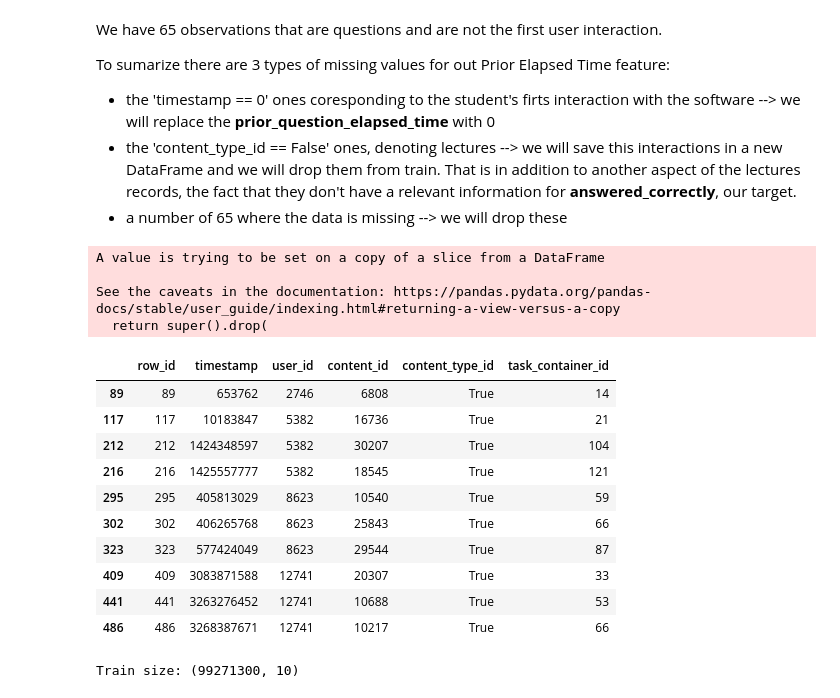
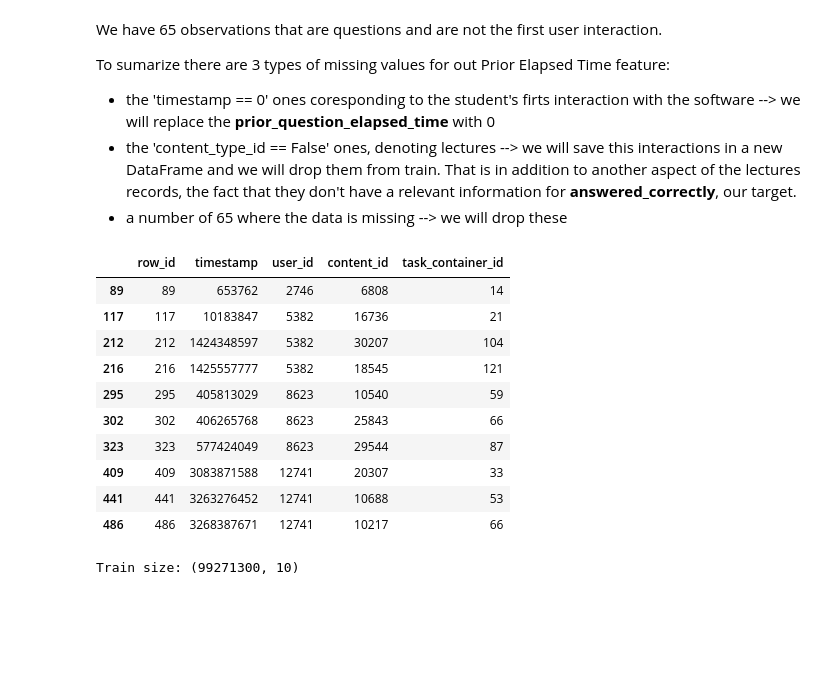
Before and after one commit to Razvanepe/Answer_Correctness_Prediction, a Jupyter notebook: notebooks/Data Wrangling.ipynb, the cells around one changed output. Saved outputs shown, nothing was run; the diff lists cells and outputs as text; code cells hidden in the pictures; blank space fills up the shorter version.

Commit message:
Final Data Wrangling

```diff
--- a/notebooks/Data Wrangling.ipynb
+++ b/notebooks/Data Wrangling.ipynb
@@ -819,24 +815,20 @@ train.loc[(cond1 & cond2), 'prior_question_elapsed_time'] = 0
 lecture_records = train[train.content_type_id == True]
 # %%
 # Now let's drop the irelevant features from this DataFrame
-lecture_records.drop(['user_answer', 'answered_correctly', 'prior_question_elapsed_time', 'prior_question_had_explanation'], axis = 1, inplace = True)
+lecture_records = lecture_records.drop(labels = ['user_answer', 'answered_correctly', 'content_type_id', 'prior_question_elapsed_time', 'prior_question_had_explanation'], axis = 'columns')
 lecture_records.head(10)
 # %% [output]
-A value is trying to be set on a copy of a slice from a DataFrame
-
-See the caveats in the documentation: https://pandas.pydata.org/pandas-docs/stable/user_guide/indexing.html#returning-a-view-versus-a-copy
-  return super().drop(
-|  | row_id | timestamp | user_id | content_id | content_type_id | task_container_id |
-| 89 | 89 | 653762 | 2746 | 6808 | True | 14 |
-| 117 | 117 | 10183847 | 5382 | 16736 | True | 21 |
-| 212 | 212 | 1424348597 | 5382 | 30207 | True | 104 |
-| 216 | 216 | 1425557777 | 5382 | 18545 | True | 121 |
-| 295 | 295 | 405813029 | 8623 | 10540 | True | 59 |
-| 302 | 302 | 406265768 | 8623 | 25843 | True | 66 |
-| 323 | 323 | 577424049 | 8623 | 29544 | True | 87 |
-| 409 | 409 | 3083871588 | 12741 | 20307 | True | 33 |
-| 441 | 441 | 3263276452 | 12741 | 10688 | True | 53 |
-| 486 | 486 | 3268387671 | 12741 | 10217 | True | 66 |
+|  | row_id | timestamp | user_id | content_id | task_container_id |
+| 89 | 89 | 653762 | 2746 | 6808 | 14 |
+| 117 | 117 | 10183847 | 5382 | 16736 | 21 |
+| 212 | 212 | 1424348597 | 5382 | 30207 | 104 |
+| 216 | 216 | 1425557777 | 5382 | 18545 | 121 |
+| 295 | 295 | 405813029 | 8623 | 10540 | 59 |
+| 302 | 302 | 406265768 | 8623 | 25843 | 66 |
+| 323 | 323 | 577424049 | 8623 | 29544 | 87 |
+| 409 | 409 | 3083871588 | 12741 | 20307 | 33 |
+| 441 | 441 | 3263276452 | 12741 | 10688 | 53 |
+| 486 | 486 | 3268387671 | 12741 | 10217 | 66 |
 # %%
 # Step 3 is to drop all lectures interactions from the train set
 train = train[train.content_type_id == False]
```
Also changed, not shown: parts of 5 cells of this notebook.
